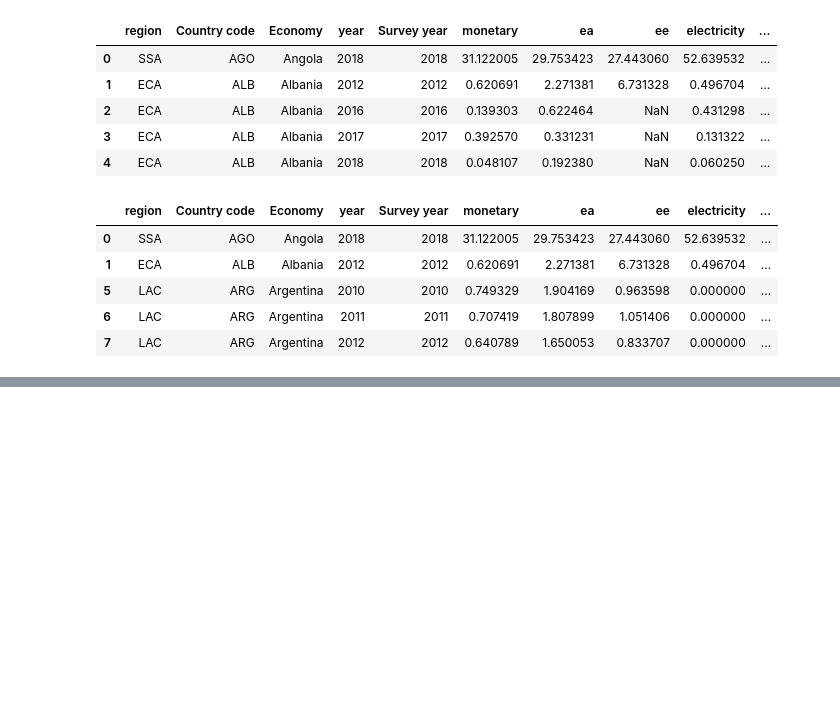
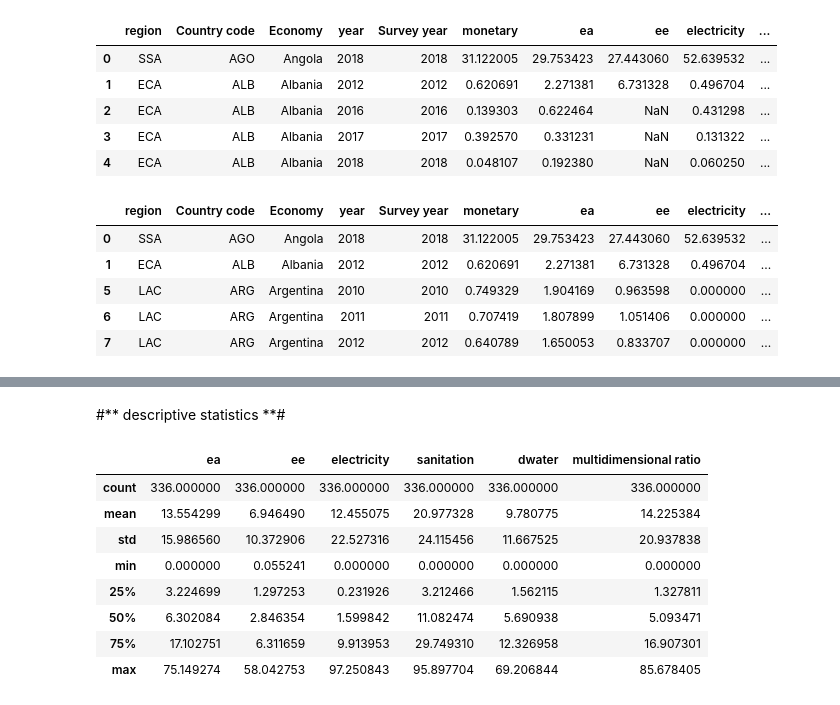
Before and after one commit to Sebastian4524/Datavisualization, a Jupyter notebook: pandas.ipynb, the cells around one changed output, grey strips where cells are left out. Drawn from its saved outputs; the diff is of its cells as text; code cells hidden in the pictures; blank space fills up the shorter version.

```diff
--- a/pandas.ipynb
+++ b/pandas.ipynb
@@ -125,0 +107,15 @@ d2.head()
+# %% [markdown]
+#** descriptive statistics **#
+# %%
+# Basic
+d2[["ea","ee","electricity","sanitation","dwater","multidimensional ratio"]].describe()
+# %% [output]
+|  | ea | ee | electricity | sanitation | dwater | multidimensional ratio |
+| count | 336.000000 | 336.000000 | 336.000000 | 336.000000 | 336.000000 | 336.000000 |
+| mean | 13.554299 | 6.946490 | 12.455075 | 20.977328 | 9.780775 | 14.225384 |
+| std | 15.986560 | 10.372906 | 22.527316 | 24.115456 | 11.667525 | 20.937838 |
+| min | 0.000000 | 0.055241 | 0.000000 | 0.000000 | 0.000000 | 0.000000 |
+| 25% | 3.224699 | 1.297253 | 0.231926 | 3.212466 | 1.562115 | 1.327811 |
+| 50% | 6.302084 | 2.846354 | 1.599842 | 11.082474 | 5.690938 | 5.093471 |
+| 75% | 17.102751 | 6.311659 | 9.913953 | 29.749310 | 12.326958 | 16.907301 |
+| max | 75.149274 | 58.042753 | 97.250843 | 95.897704 | 69.206844 | 85.678405 |
```
Also changed, not shown: parts of 7 cells of this notebook.
